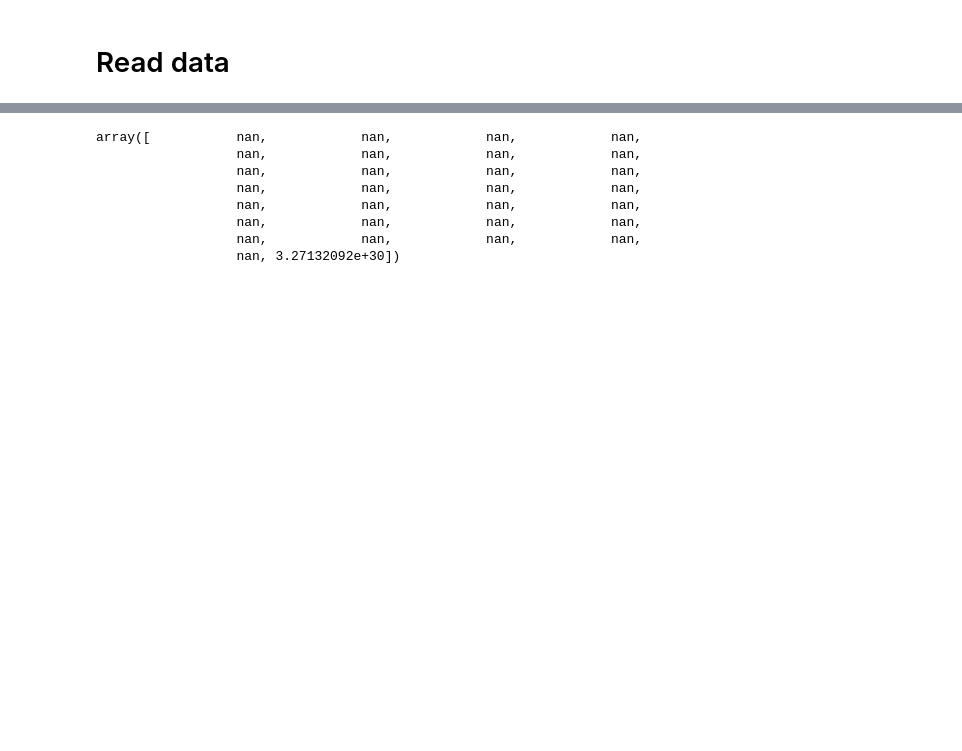
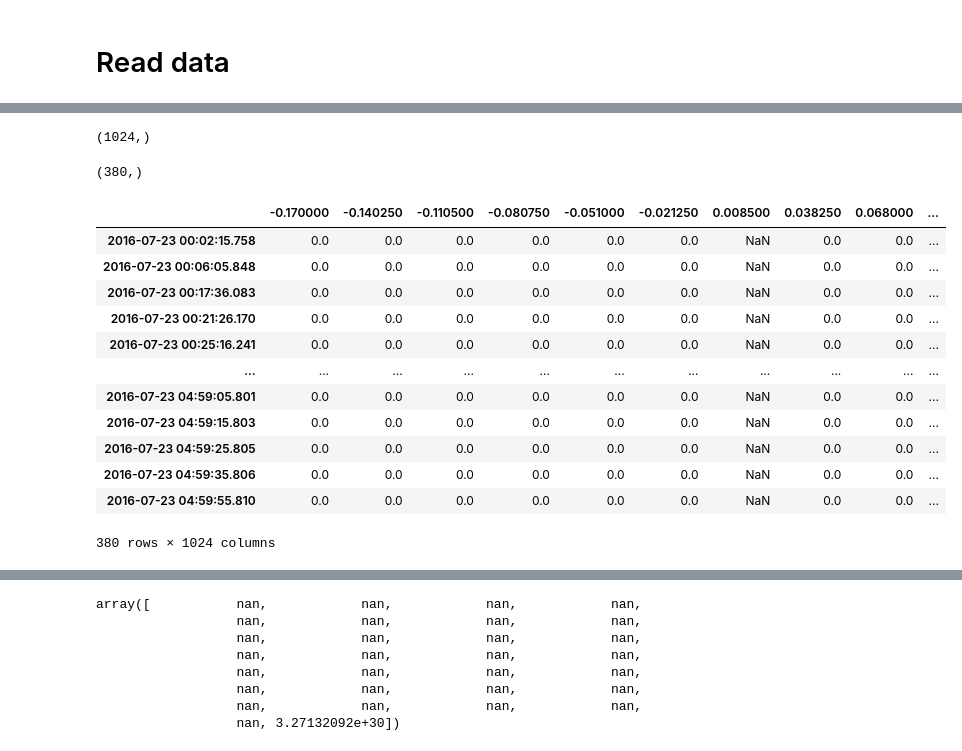
Before and after one commit to jmason86/MinXSS_Flare_Frequency_Distribution, a Jupyter notebook: minxss_make_flare_frequency_distribution.ipynb, the cells around one changed output, grey strips where cells are left out. Cells and saved outputs as stored; diff of their text form; code cells hidden in the pictures; blank space fills up the shorter version.

```diff
--- a/minxss_make_flare_frequency_distribution.ipynb
+++ b/minxss_make_flare_frequency_distribution.ipynb
@@ -107,0 +125,8 @@ Wall time: 22.2 s
+# %%
+energy.shape
+# %% [output]
+(1024,)
+# %%
+time_jd[preflare_mask].shape
+# %% [output]
+(380,)
@@ -107,0 +138,20 @@ Wall time: 22.2 s
+# %%
+df = pd.DataFrame(spectral_irradiance_one_flare)
+df.columns = energy
+df.index = time_astro.iso
+
+df
+# %% [output]
+|  | -0.170000 | -0.140250 | -0.110500 | -0.080750 | -0.051000 | -0.021250 | 0.008500 | 0.038250 | 0.068000 | ... |
+| 2016-07-23 00:02:15.758 | 0.0 | 0.0 | 0.0 | 0.0 | 0.0 | 0.0 | NaN | 0.0 | 0.0 | ... |
+| 2016-07-23 00:06:05.848 | 0.0 | 0.0 | 0.0 | 0.0 | 0.0 | 0.0 | NaN | 0.0 | 0.0 | ... |
+| 2016-07-23 00:17:36.083 | 0.0 | 0.0 | 0.0 | 0.0 | 0.0 | 0.0 | NaN | 0.0 | 0.0 | ... |
+| 2016-07-23 00:21:26.170 | 0.0 | 0.0 | 0.0 | 0.0 | 0.0 | 0.0 | NaN | 0.0 | 0.0 | ... |
+| 2016-07-23 00:25:16.241 | 0.0 | 0.0 | 0.0 | 0.0 | 0.0 | 0.0 | NaN | 0.0 | 0.0 | ... |
+| ... | ... | ... | ... | ... | ... | ... | ... | ... | ... | ... |
+| 2016-07-23 04:59:05.801 | 0.0 | 0.0 | 0.0 | 0.0 | 0.0 | 0.0 | NaN | 0.0 | 0.0 | ... |
+| 2016-07-23 04:59:15.803 | 0.0 | 0.0 | 0.0 | 0.0 | 0.0 | 0.0 | NaN | 0.0 | 0.0 | ... |
+| 2016-07-23 04:59:25.805 | 0.0 | 0.0 | 0.0 | 0.0 | 0.0 | 0.0 | NaN | 0.0 | 0.0 | ... |
+| 2016-07-23 04:59:35.806 | 0.0 | 0.0 | 0.0 | 0.0 | 0.0 | 0.0 | NaN | 0.0 | 0.0 | ... |
+| 2016-07-23 04:59:55.810 | 0.0 | 0.0 | 0.0 | 0.0 | 0.0 | 0.0 | NaN | 0.0 | 0.0 | ... |
+380 rows × 1024 columns
```
Also changed, not shown: parts of 12 cells of this notebook, 1 other file.
